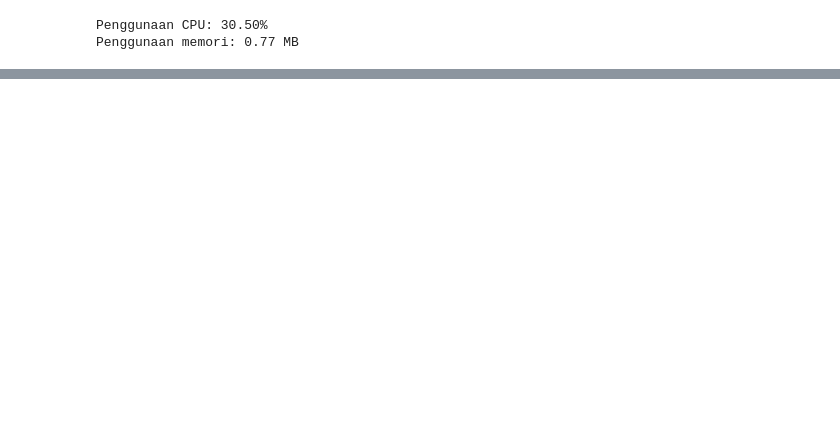
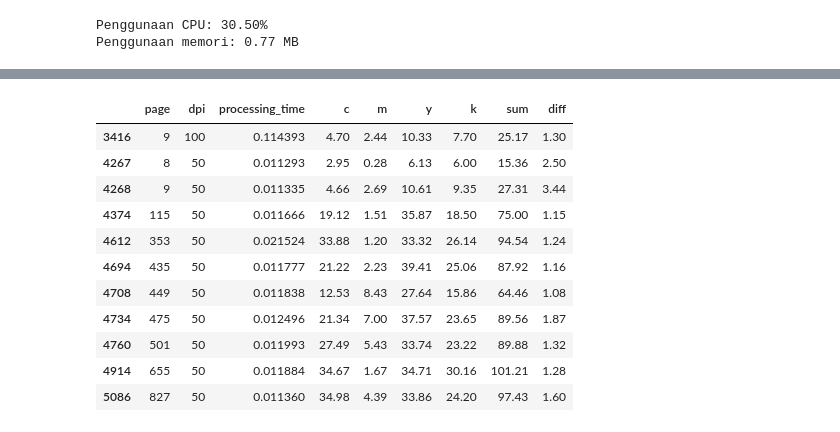
Before and after one commit to rasyidev/print-cost, a Jupyter notebook: notebook/Untitled.ipynb, the cells around one changed output, grey strips where cells are left out. Saved outputs shown, nothing was run; the diff lists cells and outputs as text; code cells hidden in the pictures; blank space fills up the shorter version.

```diff
--- a/notebook/Untitled.ipynb
+++ b/notebook/Untitled.ipynb
@@ -351,0 +136,15 @@ array([[ 1.05115662e+01],
+# %%
+df[(df['diff'] > 1) & (df['dpi'] >= 50)]
+# %% [output]
+|  | page | dpi | processing_time | c | m | y | k | sum | diff |
+| 3416 | 9 | 100 | 0.114393 | 4.70 | 2.44 | 10.33 | 7.70 | 25.17 | 1.30 |
+| 4267 | 8 | 50 | 0.011293 | 2.95 | 0.28 | 6.13 | 6.00 | 15.36 | 2.50 |
+| 4268 | 9 | 50 | 0.011335 | 4.66 | 2.69 | 10.61 | 9.35 | 27.31 | 3.44 |
+| 4374 | 115 | 50 | 0.011666 | 19.12 | 1.51 | 35.87 | 18.50 | 75.00 | 1.15 |
+| 4612 | 353 | 50 | 0.021524 | 33.88 | 1.20 | 33.32 | 26.14 | 94.54 | 1.24 |
+| 4694 | 435 | 50 | 0.011777 | 21.22 | 2.23 | 39.41 | 25.06 | 87.92 | 1.16 |
+| 4708 | 449 | 50 | 0.011838 | 12.53 | 8.43 | 27.64 | 15.86 | 64.46 | 1.08 |
+| 4734 | 475 | 50 | 0.012496 | 21.34 | 7.00 | 37.57 | 23.65 | 89.56 | 1.87 |
+| 4760 | 501 | 50 | 0.011993 | 27.49 | 5.43 | 33.74 | 23.22 | 89.88 | 1.32 |
+| 4914 | 655 | 50 | 0.011884 | 34.67 | 1.67 | 34.71 | 30.16 | 101.21 | 1.28 |
+| 5086 | 827 | 50 | 0.011360 | 34.98 | 4.39 | 33.86 | 24.20 | 97.43 | 1.60 |
```
Also changed, not shown: parts of 17 cells of this notebook, 13 other files.
